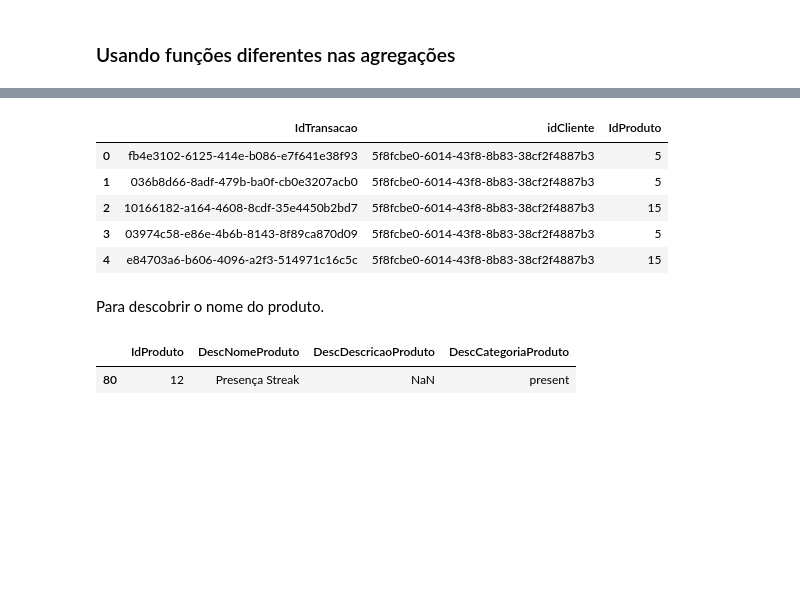
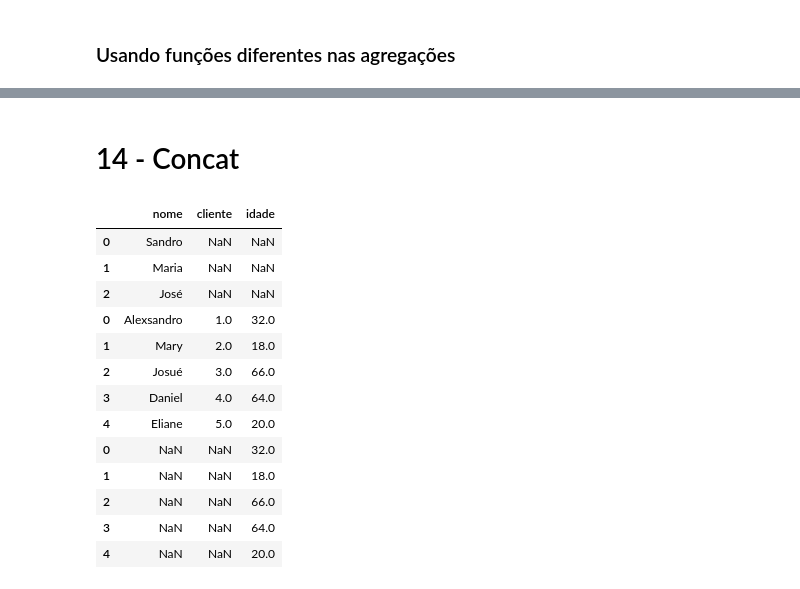
Before and after one commit to alexsandro-matias/pandas-2025, a Jupyter notebook: notebook.ipynb, the cells around one changed output, grey strips where cells are left out. Drawn from its saved outputs; the diff is of its cells as text; code cells hidden in the pictures; blank space fills up the shorter version.

```diff
--- a/notebook.ipynb
+++ b/notebook.ipynb
@@ -1638,31 +1574,2 @@ produtos.head()
-# %%
-cliente_transacao_produto = transacoes.merge(
-    transacao_produto,
-    on='IdTransacao',
-    how='left'
-).head()
-
-cliente_transacao_produto[['IdTransacao', 'idCliente' , 'IdProduto' ]]
-
-# cliente_transacao_produto
-# %% [output]
-|  | IdTransacao | idCliente | IdProduto |
-| 0 | fb4e3102-6125-414e-b086-e7f641e38f93 | 5f8fcbe0-6014-43f8-8b83-38cf2f4887b3 | 5 |
-| 1 | 036b8d66-8adf-479b-ba0f-cb0e3207acb0 | 5f8fcbe0-6014-43f8-8b83-38cf2f4887b3 | 5 |
-| 2 | 10166182-a164-4608-8cdf-35e4450b2bd7 | 5f8fcbe0-6014-43f8-8b83-38cf2f4887b3 | 15 |
-| 3 | 03974c58-e86e-4b6b-8143-8f89ca870d09 | 5f8fcbe0-6014-43f8-8b83-38cf2f4887b3 | 5 |
-| 4 | e84703a6-b606-4096-a2f3-514971c16c5c | 5f8fcbe0-6014-43f8-8b83-38cf2f4887b3 | 15 |
-# %% [markdown]
-Para descobrir o nome do produto.
-# %%
-tabela_total = cliente_transacao_produto.merge(
-    produtos,
-    on=['IdProduto'],
-    how='left')
-
-# tabela_total = tabela_total[tabela_total['DescNomeProduto'] == "Presença Streak"]
-
-produtos[produtos['DescNomeProduto']=="Presença Streak"]
-# %% [output]
-|  | IdProduto | DescNomeProduto | DescDescricaoProduto | DescCategoriaProduto |
-| 80 | 12 | Presença Streak | NaN | present |
+# %% [markdown]
+# 14 - Concat
@@ -1668,0 +1592,17 @@ produtos[produtos['DescNomeProduto']=="Presença Streak"]
+# %%
+pd.concat([df, df2, df3])
+# %% [output]
+|  | nome | cliente | idade |
+| 0 | Sandro | NaN | NaN |
+| 1 | Maria | NaN | NaN |
+| 2 | José | NaN | NaN |
+| 0 | Alexsandro | 1.0 | 32.0 |
+| 1 | Mary | 2.0 | 18.0 |
+| 2 | Josué | 3.0 | 66.0 |
+| 3 | Daniel | 4.0 | 64.0 |
+| 4 | Eliane | 5.0 | 20.0 |
+| 0 | NaN | NaN | 32.0 |
+| 1 | NaN | NaN | 18.0 |
+| 2 | NaN | NaN | 66.0 |
+| 3 | NaN | NaN | 64.0 |
+| 4 | NaN | NaN | 20.0 |
```
Also changed, not shown: parts of 92 cells of this notebook, 2 other files.
